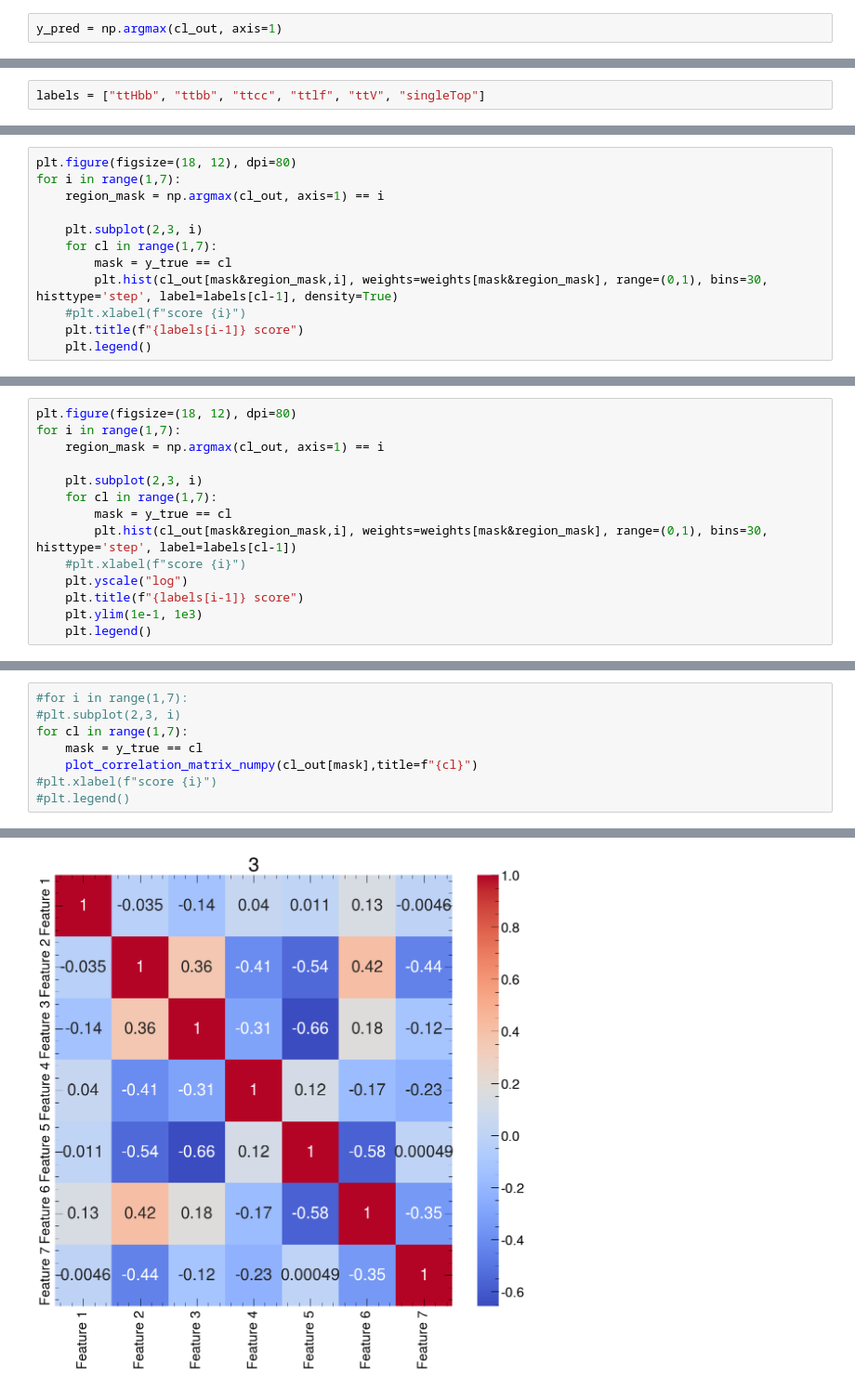
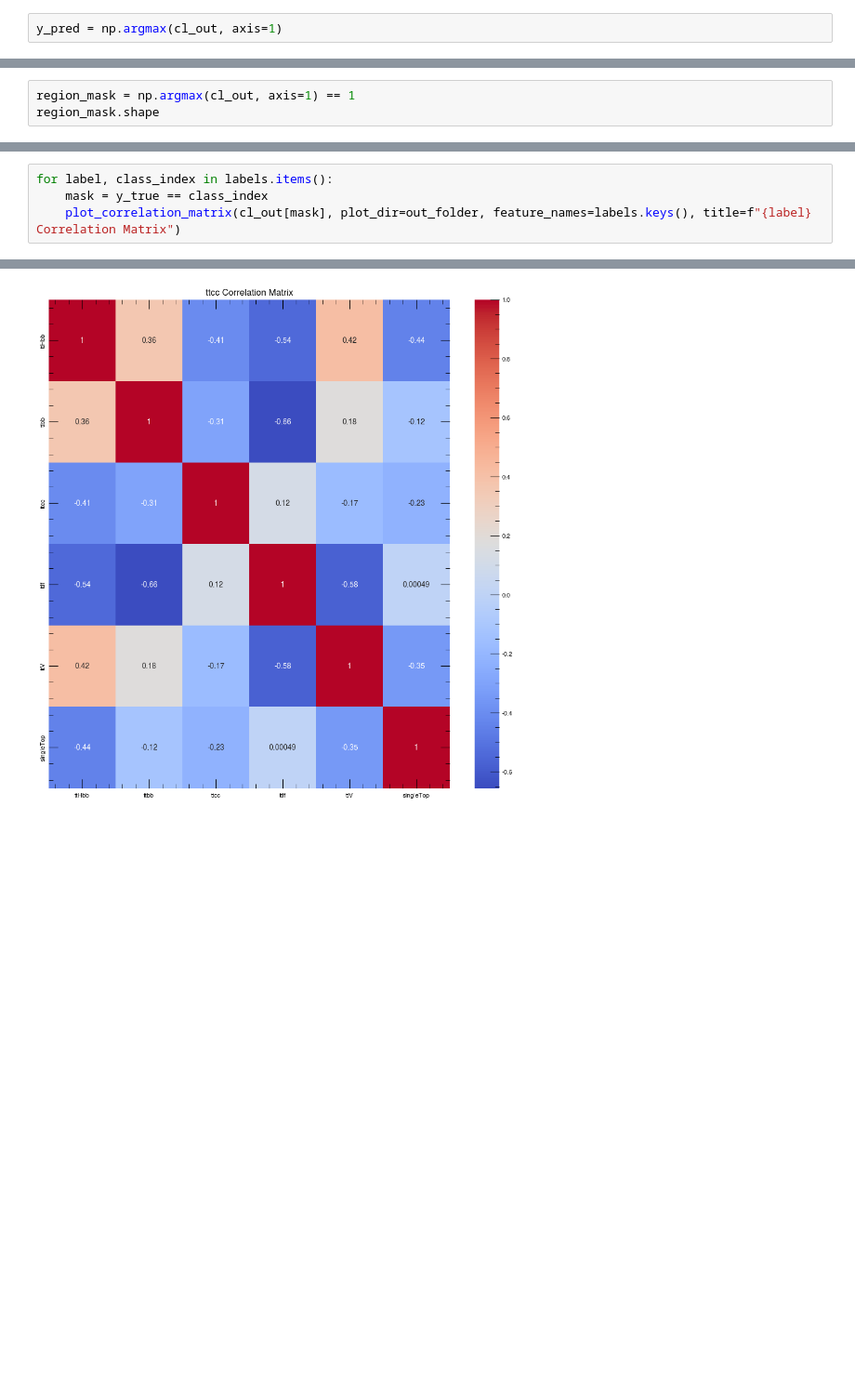
Before and after one commit to gbonomel/ttHbb_SPANet, a Jupyter notebook: scripts/ApplySpanetONNX.ipynb, the cells around one changed output, grey strips where cells are left out. Shown at 93% size. Drawn from its saved outputs; the diff is of its cells as text; blank space fills up the shorter version.

```diff
--- a/scripts/ApplySpanetONNX.ipynb
+++ b/scripts/ApplySpanetONNX.ipynb
@@ -180,0 +448,3 @@ y_pred = np.argmax(cl_out, axis=1)
+# %%
+region_mask = np.argmax(cl_out, axis=1) == 1
+region_mask.shape
@@ -185,2 +562,0 @@ plot_confusion_matrix(y_true, y_pred)
-# %%
-labels = ["ttHbb", "ttbb", "ttcc", "ttlf", "ttV", "singleTop"]
@@ -213,12 +562,0 @@ for i in range(1,7):
-# %%
-plt.figure(figsize=(18, 12), dpi=80)
-for i in range(1,7):
-    region_mask = np.argmax(cl_out, axis=1) == i
-
-    plt.subplot(2,3, i)
-    for cl in range(1,7):
-        mask = y_true == cl
-        plt.hist(cl_out[mask&region_mask,i], weights=weights[mask&region_mask], range=(0,1), bins=30, histtype='step', label=labels[cl-1], density=True)
-    #plt.xlabel(f"score {i}")
-    plt.title(f"{labels[i-1]} score")
-    plt.legend()
@@ -227,14 +562,0 @@ for i in range(1,7):
-# %%
-plt.figure(figsize=(18, 12), dpi=80)
-for i in range(1,7):
-    region_mask = np.argmax(cl_out, axis=1) == i
-
-    plt.subplot(2,3, i)
-    for cl in range(1,7):
-        mask = y_true == cl
-        plt.hist(cl_out[mask&region_mask,i], weights=weights[mask&region_mask], range=(0,1), bins=30, histtype='step', label=labels[cl-1])
-    #plt.xlabel(f"score {i}")
-    plt.yscale("log")
-    plt.title(f"{labels[i-1]} score")
-    plt.ylim(1e-1, 1e3)
-    plt.legend()
@@ -282,9 +563,5 @@ def plot_correlation_matrix_numpy(numpy_array, feature_names=None, title="Correl
 # %%
-#for i in range(1,7):
-#plt.subplot(2,3, i)
-for cl in range(1,7):
-    mask = y_true == cl
-    plot_correlation_matrix_numpy(cl_out[mask],title=f"{cl}")
-#plt.xlabel(f"score {i}")
-#plt.legend()
+for label, class_index in labels.items():
+    mask = y_true == class_index
+    plot_correlation_matrix(cl_out[mask], plot_dir=out_folder, feature_names=labels.keys(), title=f"{label} Correlation Matrix")
 # %% [output]
@@ -293 +570 @@ for cl in range(1,7):
-[figure, old version]
+[figure, new version]
```
Also changed, not shown: parts of 37 cells of this notebook.
